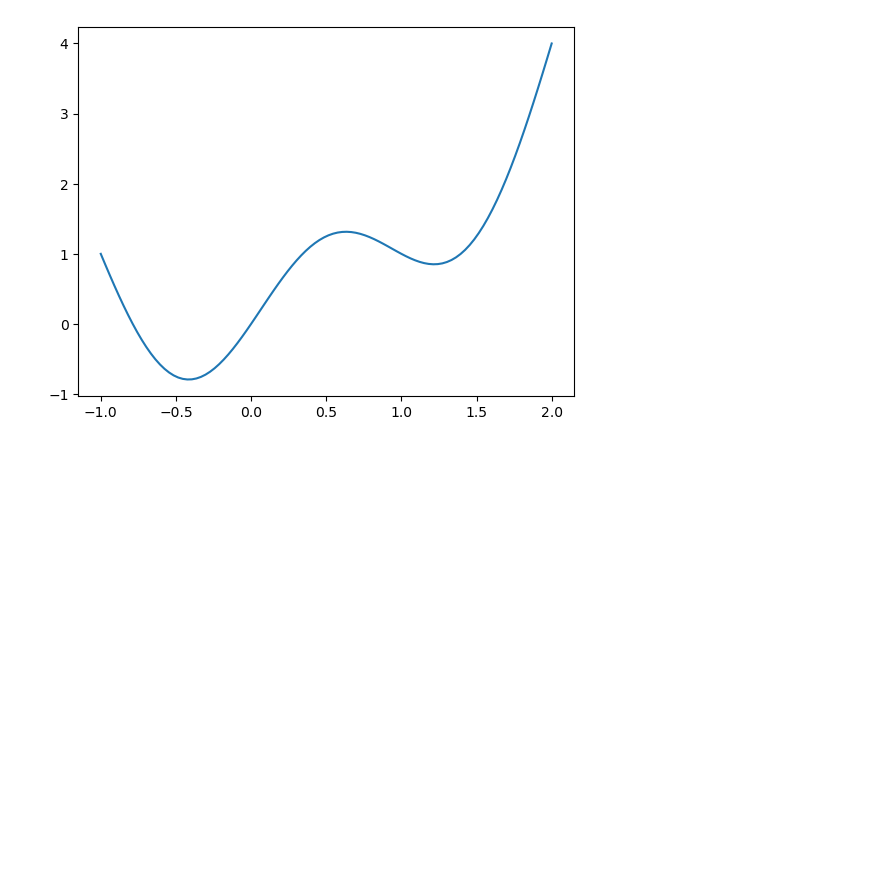
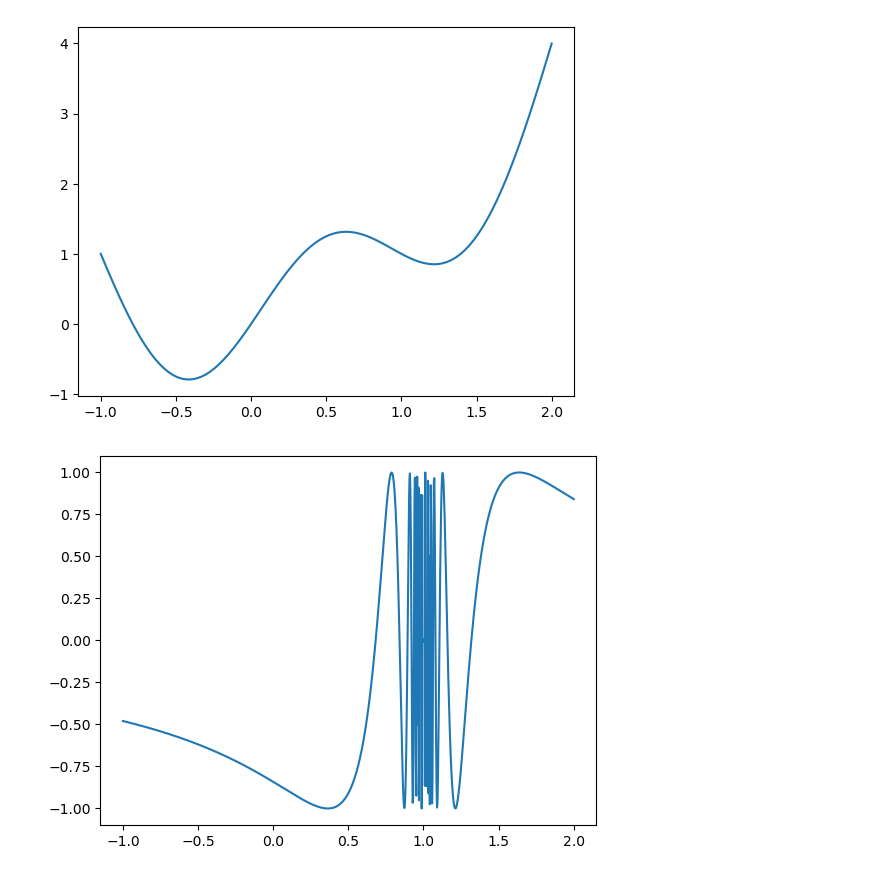
Before and after one commit to matansharon/Calculas, a Jupyter notebook: Section3.ipynb, the cells around one changed output. Drawn from its saved outputs; the diff is of its cells as text; code cells hidden in the pictures; blank space fills up the shorter version.

Commit message:
code challenge 30 ex 5

```diff
--- a/Section3.ipynb
+++ b/Section3.ipynb
@@ -886,3 +886,24 @@ plt.plot(xx,yy)
 plt.show()
 # %% [output]
 [figure]
+# %%
+#code challenge 30 exercise 5
+from sympy.abc import x
+from sympy import Piecewise
+import numpy as np
+import sympy
+import matplotlib.pyplot as plt
+def fx3(x):
+    if x==1:
+        return None
+    return np.sin(1/(x-1))
+#create an oscilation discontinuity at x=1
+# fx=Piecewise((np.sin(1/(x-1)),x!=1),(0,x==1))
+
+xx=np.linspace(-1,2,1000)
+fx2=np.sin(1/(xx-1))
+yy=np.array([fx3(i) for i in xx])
+plt.plot(xx,fx2)
+plt.show()
+# %% [output]
+[figure, added]
```
Also changed, not shown: parts of 2 cells of this notebook.
